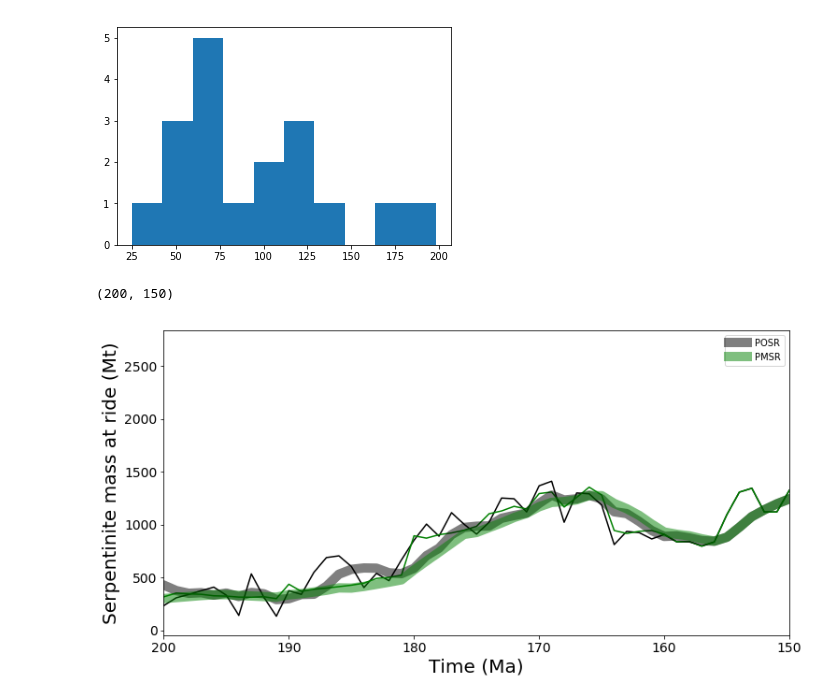
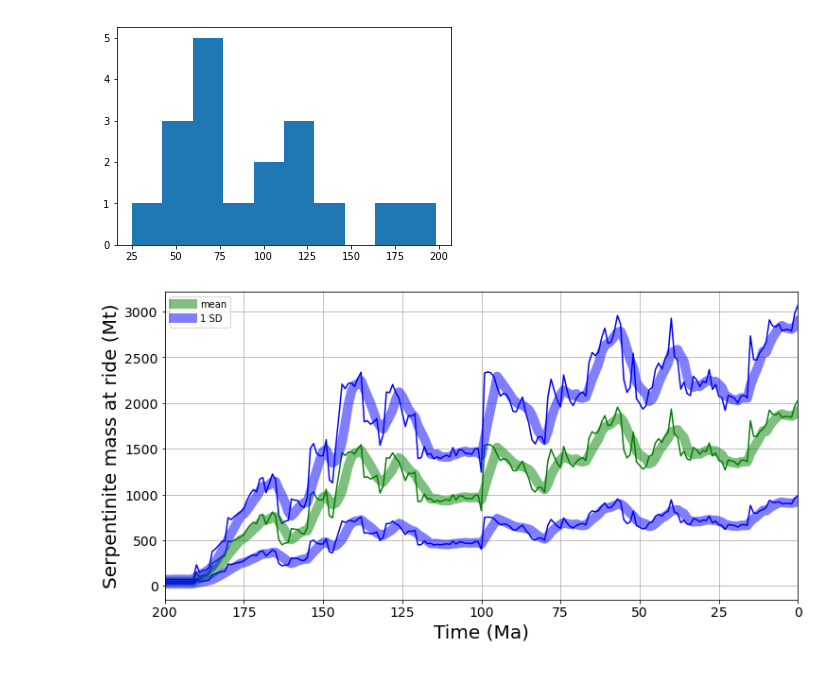
Before and after one commit to amer7632/pyGPlates_examples, a Jupyter notebook: Merdith_2019_Frontiers/8-2_MOR_flux.ipynb, the cells around one changed output. Cells and saved outputs as stored; diff of their text form; code cells hidden in the pictures.

```diff
--- a/Merdith_2019_Frontiers/8-2_MOR_flux.ipynb
+++ b/Merdith_2019_Frontiers/8-2_MOR_flux.ipynb
@@ -45,7 +54,8 @@ def get_distribution(variable, method):
     '''
 
     with open('%s%s_thickness_%s.pkl' % (loaddir, variable, method), 'rb') as f:
-        distribution = pickle.load(f)
+        distribution = pickle.load(f, encoding='latin1')
+
 
     return distribution
 # %%
@@ -56,7 +66,7 @@ samples=10000
 variable = 'Serp'
 model_type = 'PMSR' #POSR PMSR
 sum_variable_PMSR = np.zeros([timesteps, samples])
-uncertainty_method = 'batch'
+uncertainty_method = 'full'
 distribution = get_distribution(variable, uncertainty_method)
 
 for ind,time in enumerate(times):
@@ -119,7 +189,7 @@ panthalassa_plate_ids = ['902',
 # %%
 sr_PMSR = []
 
-for i,j,k in itertools.izip(C_storage_PMSR[185]['RightPlate'],
+for i,j,k in zip(C_storage_PMSR[185]['RightPlate'],
                             C_storage_PMSR[185]['LeftPlate'],
                             C_storage_PMSR[185]['Spreading Rate']):
     new_conjugate_plates = (i,j)
@@ -158,10 +221,10 @@ plt.hist(sr_POSR)
 import matplotlib.pyplot as plt
 
 #density serpentinites g/cm3
-serpentinites_density = 3.00 #ranges between 2.7-3.3
+serpentinites_density = 2.26 #ranges between 2.7-3.3
 serpentinites_densitygkm3 = float(serpentinites_density * 100000**3)
 S_MT_a = serpentinites_densitygkm3/1000/1000000000/1000000
 
-a = sum_variable_POSR * S_MT_a
-b = sum_variable_PMSR * S_MT_a
+#a = sum_variable_POSR * S_MT_a
+b = sum_variable_PMSR * serpentinites_densitygkm3#*S_MT_a
 # %%
@@ -179,30 +242,31 @@ smooth_std_PMSR = running_mean(std_PMSR, 5, 'valid')
 # %%
 #batch uncertainty
 plt.figure(figsize=(12,6))
 
-plt.plot(mean_POSR, color='k')
+#plt.plot(mean_POSR, color='k')
 #plt.plot(mean_POSR+std_POSR, color='orange')
 #plt.plot(mean_POSR-std_POSR, color='orange')
 
 plt.plot(mean_PMSR, color='green')
-#plt.plot(mean_PMSR+std_PMSR, color='blue')
-#plt.plot(mean_PMSR-std_PMSR, color='blue')
+plt.plot(mean_PMSR+std_PMSR, color='blue')
+plt.plot(mean_PMSR-std_PMSR, color='blue')
 
-plt.plot(smooth_mean_POSR, color='k', lw=10, alpha=0.5, label='POSR')
+#plt.plot(smooth_mean_POSR, color='k', lw=10, alpha=0.5, label='POSR')
 #plt.plot(smooth_mean_POSR+smooth_std_POSR, color='orange', lw=10, alpha=0.5)
 #plt.plot(smooth_mean_POSR-smooth_std_POSR, color='orange', lw=10, alpha=0.5)
 
-plt.plot(smooth_mean_PMSR, color='green', lw=10, alpha=0.5, label='PMSR')
-#plt.plot(smooth_mean_PMSR+smooth_std_PMSR, color='blue', lw=10, alpha=0.5)
-#plt.plot(smooth_mean_PMSR-smooth_std_PMSR, color='blue', lw=10, alpha=0.5)
+plt.plot(smooth_mean_PMSR, color='green', lw=10, alpha=0.5, label='mean')
+plt.plot(smooth_mean_PMSR+smooth_std_PMSR, color='blue', lw=10, alpha=0.5, label='1 SD')
+plt.plot(smooth_mean_PMSR-smooth_std_PMSR, color='blue', lw=10, alpha=0.5)
 
 plt.xlabel('Time (Ma)', fontsize=20)
 plt.ylabel('Serpentinite mass at ride (Mt)', fontsize=20)
 
 plt.xticks(fontsize=14)
 plt.yticks(fontsize=14)
 plt.legend()
-plt.xlim(200,150)
+plt.xlim(200,0)
+plt.grid()
+#plt.savefig('./output/Serp_mass_at_ridge.pdf')
 # %% [output]
-(200, 150)
-[figure, old version]
+[figure, new version]
```
Also changed, not shown: parts of 9 cells of this notebook, 19 other files.
